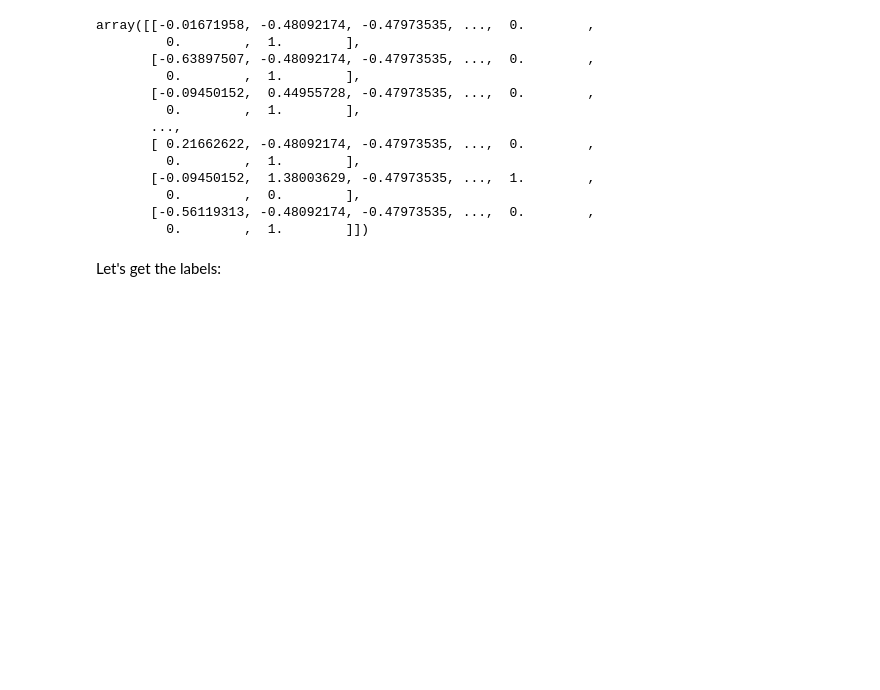
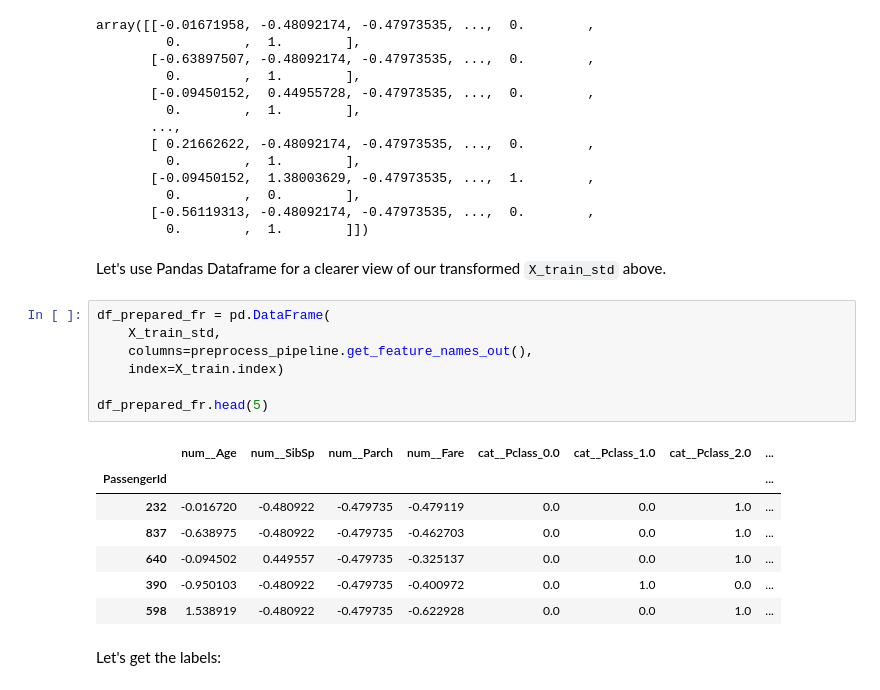
Before and after one commit to Alex-Idachaba/Machine-Learning-Algorithms, a Jupyter notebook: Logistic_Regression.ipynb, the cells around one changed output. Drawn from its saved outputs; the diff is of its cells as text; blank space fills up the shorter version.

Commit message:
trained model

```diff
--- a/Logistic_Regression.ipynb
+++ b/Logistic_Regression.ipynb
@@ -248,6 +248,23 @@ array([[-0.01671958, -0.48092174, -0.47973535, ...,  0.        ,
          0.        ,  0.        ],
        [-0.56119313, -0.48092174, -0.47973535, ...,  0.        ,
          0.        ,  1.        ]])
+# %% [markdown]
+Let's use Pandas Dataframe for a clearer view of our transformed `X_train_std` above.
+# %%
+df_prepared_fr = pd.DataFrame(
+    X_train_std,
+    columns=preprocess_pipeline.get_feature_names_out(),
+    index=X_train.index)
+
+df_prepared_fr.head(5)
+# %% [output]
+|  | num__Age | num__SibSp | num__Parch | num__Fare | cat__Pclass_0.0 | cat__Pclass_1.0 | cat__Pclass_2.0 | ... |
+| PassengerId |  |  |  |  |  |  |  | ... |
+| 232 | -0.016720 | -0.480922 | -0.479735 | -0.479119 | 0.0 | 0.0 | 1.0 | ... |
+| 837 | -0.638975 | -0.480922 | -0.479735 | -0.462703 | 0.0 | 0.0 | 1.0 | ... |
+| 640 | -0.094502 | 0.449557 | -0.479735 | -0.325137 | 0.0 | 0.0 | 1.0 | ... |
+| 390 | -0.950103 | -0.480922 | -0.479735 | -0.400972 | 0.0 | 1.0 | 0.0 | ... |
+| 598 | 1.538919 | -0.480922 | -0.479735 | -0.622928 | 0.0 | 0.0 | 1.0 | ... |
 # %% [markdown]
 Let's get the labels:
 # %%
```
Also changed, not shown: 1 other file.
